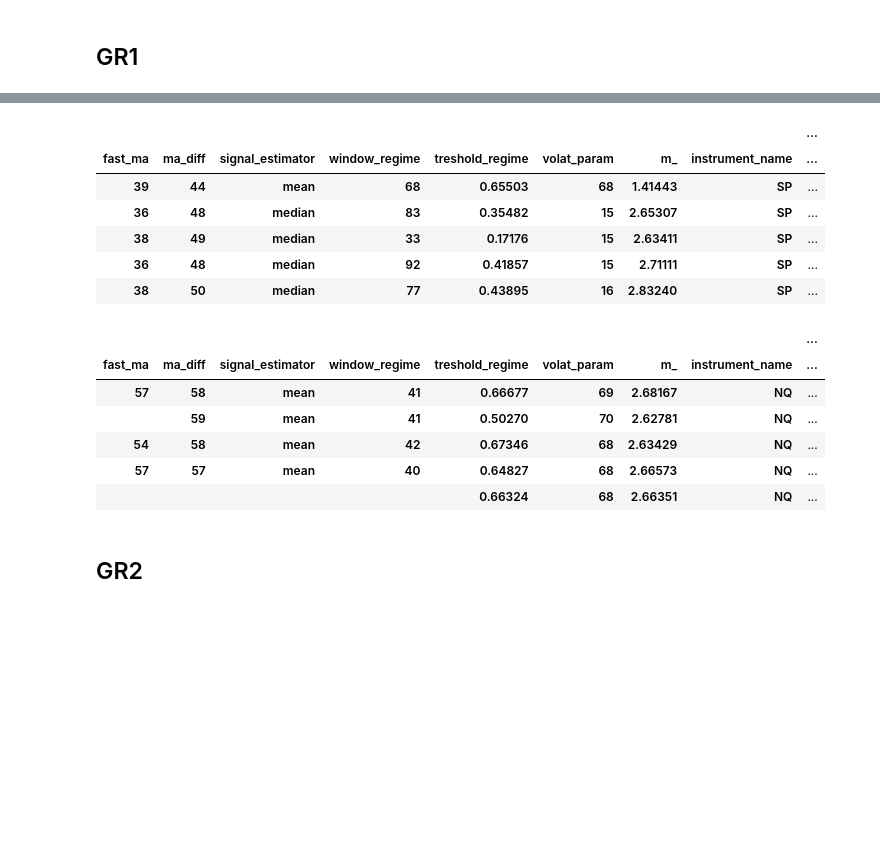
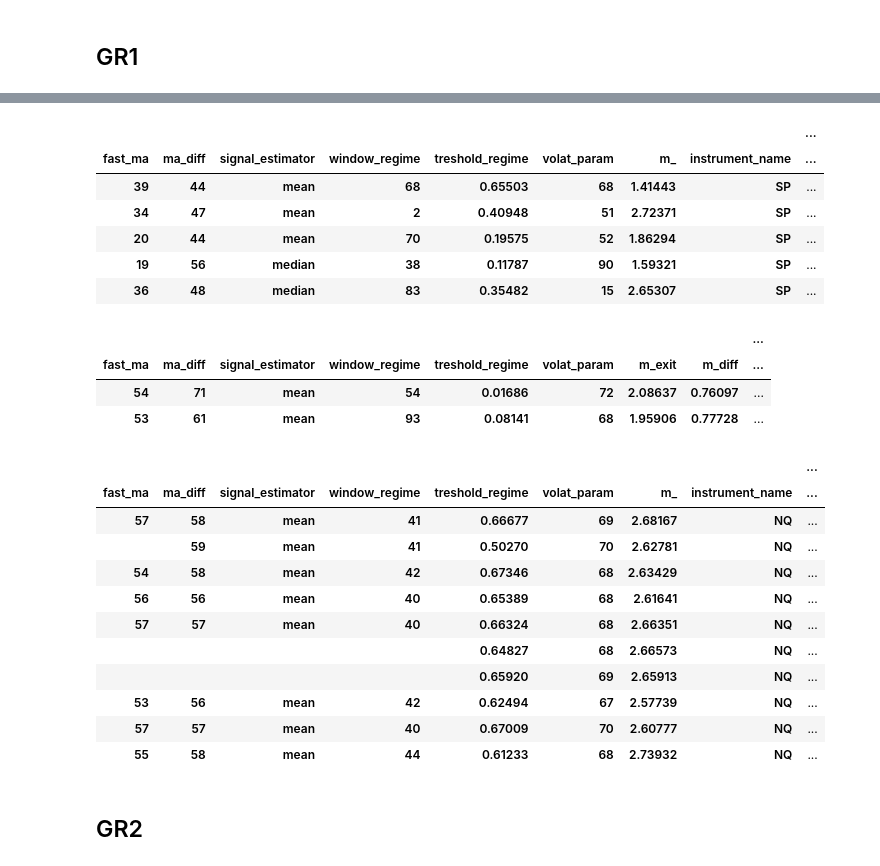
Before and after one commit to anfrejter/HFD_project, a Jupyter notebook: TMP.ipynb, the cells around one changed output, grey strips where cells are left out. Drawn from its saved outputs; the diff is of its cells as text; code cells hidden in the pictures; blank space fills up the shorter version.

```diff
--- a/TMP.ipynb
+++ b/TMP.ipynb
@@ -52,20 +52,20 @@ def process_results(data, group = 1):
         data.replace(np.inf, 0)
         .groupby(group_cols)
         .aggregate({
-            "stats_mm": [np.sum, np.std],
-            "stats_mr": [np.sum, np.std],
-            "stats_fl": [np.sum, np.std]
+            "stats_mm": [np.mean, np.std],
+            "stats_mr": [np.mean, np.std],
+            "stats_fl": [np.mean, np.std]
         })
         .query(f"group_data == {group}")
     )
     df.columns = ['_'.join(col).strip() for col in df.columns]
-    df["stats_mm_sum_corr"] = df["stats_mm_sum"] - df["stats_mm_std"]*4
-    df["stats_mr_sum_corr"] = df["stats_mr_sum"] - df["stats_mr_std"]*4
-    df["stats_fl_sum_corr"] = df["stats_fl_sum"] - df["stats_fl_std"]*4
+    df["stats_mm_mean_corr"] = df["stats_mm_mean"] - df["stats_mm_std"]/2
+    df["stats_mr_mean_corr"] = df["stats_mr_mean"] - df["stats_mr_std"]/2
+    df["stats_fl_mean_corr"] = df["stats_fl_mean"] - df["stats_fl_std"]/2
 
-    # df['max_sum_stats'] = df[['stats_mm_sum', 'stats_mr_sum', 'stats_fl_sum']].max(axis=1)
-    df['max_sum_stats_corr'] = df[['stats_mm_sum_corr', 'stats_mr_sum_corr', 'stats_fl_sum_corr']].max(axis=1)
-    return df.sort_values("stats_fl_sum_corr", ascending=False)
+    df['max_mean_stats'] = df[['stats_mm_mean', 'stats_mr_mean', 'stats_fl_mean']].max(axis=1)
+    df['max_mean_stats_corr'] = df[['stats_mm_mean_corr', 'stats_mr_mean_corr', 'stats_fl_mean_corr']].max(axis=1)
+    return df.sort_values("max_mean_stats_corr", ascending=False)
 # %%
 vb2_results = pd.read_csv("results/Volatility_Breakout_Double_Strategy/results.csv")
 vb_results = pd.read_csv("results/Volatility_Breakout_Strategy/results.csv")
@@ -157,22 +328,34 @@ vb2_gr2.query("instrument_name == 'XAU'").head(5)
 # %%
-vb_gr1.query("instrument_name == 'SP'").head(5)
+vb_gr1.query("instrument_name == 'SP'").sort_values("max_sum_stats", ascending=False).head(5)
 # %% [output]
 |  |  |  |  |  |  |  |  | ... |
 | fast_ma | ma_diff | signal_estimator | window_regime | treshold_regime | volat_param | m_ | instrument_name | ... |
 | 39 | 44 | mean | 68 | 0.65503 | 68 | 1.41443 | SP | ... |
+| 34 | 47 | mean | 2 | 0.40948 | 51 | 2.72371 | SP | ... |
+| 20 | 44 | mean | 70 | 0.19575 | 52 | 1.86294 | SP | ... |
+| 19 | 56 | median | 38 | 0.11787 | 90 | 1.59321 | SP | ... |
 | 36 | 48 | median | 83 | 0.35482 | 15 | 2.65307 | SP | ... |
-| 38 | 49 | median | 33 | 0.17176 | 15 | 2.63411 | SP | ... |
-| 36 | 48 | median | 92 | 0.41857 | 15 | 2.71111 | SP | ... |
-| 38 | 50 | median | 77 | 0.43895 | 16 | 2.83240 | SP | ... |
+# %%
+vb2_gr1.query("instrument_name == 'NQ'").sort_values("max_sum_stats", ascending=False).head(2)
+# %% [output]
+|  |  |  |  |  |  |  |  | ... |
+| fast_ma | ma_diff | signal_estimator | window_regime | treshold_regime | volat_param | m_exit | m_diff | ... |
+| 54 | 71 | mean | 54 | 0.01686 | 72 | 2.08637 | 0.76097 | ... |
+| 53 | 61 | mean | 93 | 0.08141 | 68 | 1.95906 | 0.77728 | ... |
 # %%
-vb_gr1.query("instrument_name == 'NQ'").head(5)
+vb_gr1.query("instrument_name == 'NQ'").sort_values("max_sum_stats", ascending=False).head(10)
 # %% [output]
 |  |  |  |  |  |  |  |  | ... |
 | fast_ma | ma_diff | signal_estimator | window_regime | treshold_regime | volat_param | m_ | instrument_name | ... |
 | 57 | 58 | mean | 41 | 0.66677 | 69 | 2.68167 | NQ | ... |
 |  | 59 | mean | 41 | 0.50270 | 70 | 2.62781 | NQ | ... |
 | 54 | 58 | mean | 42 | 0.67346 | 68 | 2.63429 | NQ | ... |
-| 57 | 57 | mean | 40 | 0.64827 | 68 | 2.66573 | NQ | ... |
-|  |  |  |  | 0.66324 | 68 | 2.66351 | NQ | ... |
+| 56 | 56 | mean | 40 | 0.65389 | 68 | 2.61641 | NQ | ... |
+| 57 | 57 | mean | 40 | 0.66324 | 68 | 2.66351 | NQ | ... |
+|  |  |  |  | 0.64827 | 68 | 2.66573 | NQ | ... |
+|  |  |  |  | 0.65920 | 69 | 2.65913 | NQ | ... |
+| 53 | 56 | mean | 42 | 0.62494 | 67 | 2.57739 | NQ | ... |
+| 57 | 57 | mean | 40 | 0.67009 | 70 | 2.60777 | NQ | ... |
+| 55 | 58 | mean | 44 | 0.61233 | 68 | 2.73932 | NQ | ... |
 # %% [markdown]
 ## GR2
```
Also changed, not shown: parts of 27 cells of this notebook, 19 other files.
